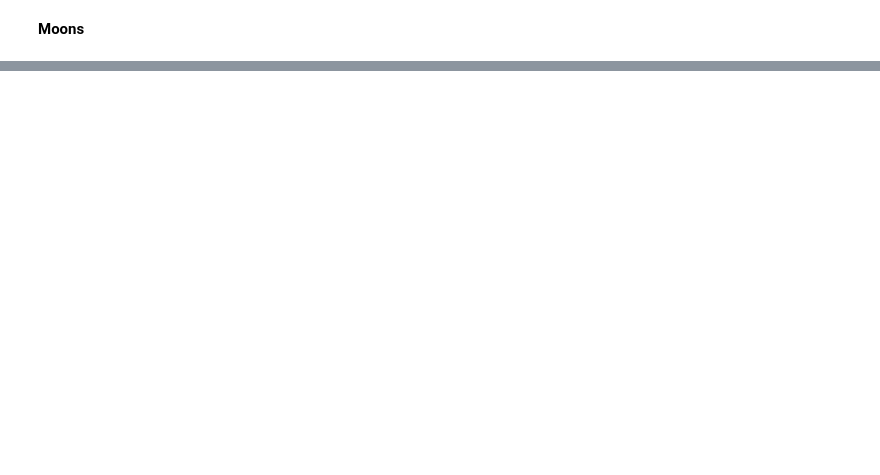
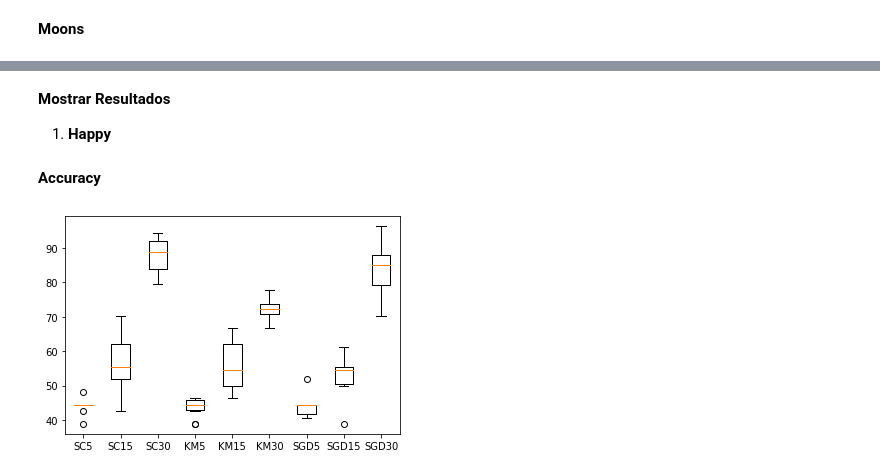
Before and after one commit to Bryan0122/PRI, a Jupyter notebook: PRI_Test2.ipynb, the cells around one changed output, grey strips where cells are left out. Saved outputs shown, nothing was run; the diff lists cells and outputs as text; code cells hidden in the pictures; blank space fills up the shorter version.

```diff
--- a/PRI_Test2.ipynb
+++ b/PRI_Test2.ipynb
@@ -378,7 +378,7 @@ steps =[[('rep',SC())],
 
 parameters =[{'rep__gamma_':[1,100,500],'rep__n_neighbors_':[5],'rep__nn_':[5],'rep__n_clusters_':[n_clusters]},
              {'rep__nn':[5],'rep__n_clusters_':[n_clusters]},
-             {'rep__lambda_':[2,3],'rep__sigma_initial':[35],'rep__learning_rate':[0.01,0.03],'rep__nn':[5],'rep__n_clusters':[n_clusters],'rep__reduction_':['SC'],'rep__gamma_':[1,100,500],'rep__optimization':['Nadam'],'rep__batch_size':[64]}]
+             {'rep__lambda_':[3,15,30],'rep__sigma_initial':[35],'rep__learning_rate':[0.001,0.003],'rep__nn':[5],'rep__n_clusters':[n_clusters],'rep__reduction_':['SC'],'rep__gamma_':[1,100,500],'rep__optimization':['Nadam']}]
 # %%
 n=[5,15,30]
 moons,labels_moons = datasets.make_moons(n_samples=200)
@@ -493,7 +493,7 @@ steps =[[('rep',SC())],
 
 parameters =[{'rep__gamma_':[1,100,500],'rep__n_neighbors_':[5],'rep__nn_':[5],'rep__n_clusters_':[n_clusters]},
              {'rep__nn':[5],'rep__n_clusters_':[n_clusters]},
-             {'rep__lambda_':[2,3],'rep__sigma_initial':[35],'rep__learning_rate':[0.01,0.03],'rep__nn':[5],'rep__n_clusters':[n_clusters],'rep__reduction_':['SC'],'rep__gamma_':[1,100,500],'rep__optimization':['Nadam'],'rep__batch_size':[64]}]
+             {'rep__lambda_':[2,15,30],'rep__sigma_initial':[40],'rep__learning_rate':[0.01,0.03],'rep__nn':[5],'rep__n_clusters':[n_clusters],'rep__reduction_':['SC'],'rep__gamma_':[1,100,500],'rep__optimization':['Nadam']}]
 # %%
 n=[5,15,30]
 moons,labels_moons = datasets.make_moons(n_samples=200)
@@ -604,0 +603,21 @@ y7
+# %% [markdown]
+**Mostrar Resultados**
+1. **Happy**
+# %%
+Racc=np.zeros((10,9))
+Rari=np.zeros((10,9))
+meth=['sc_5db','sc_15db','sc_30db','Knn5db','Knn15db','Knn30db','SGD5db','SGD15db','SGD30db']
+meth2=['SC5','SC15','SC30','KM5','KM15','KM30','SGD5','SGD15','SGD30']
+j=0
+for i in meth:
+  aux=load('/content/PRI/happy'+i+'.joblib')
+  Racc[:,j]=aux['acc']
+  Rari[:,j]=aux['ari']
+  j+=1
+# %% [markdown]
+**Accuracy**
+# %%
+plt.boxplot(Racc,labels=meth2)
+plt.show()
+# %% [output]
+[figure, added]
```
Also changed, not shown: parts of 10 cells of this notebook.
